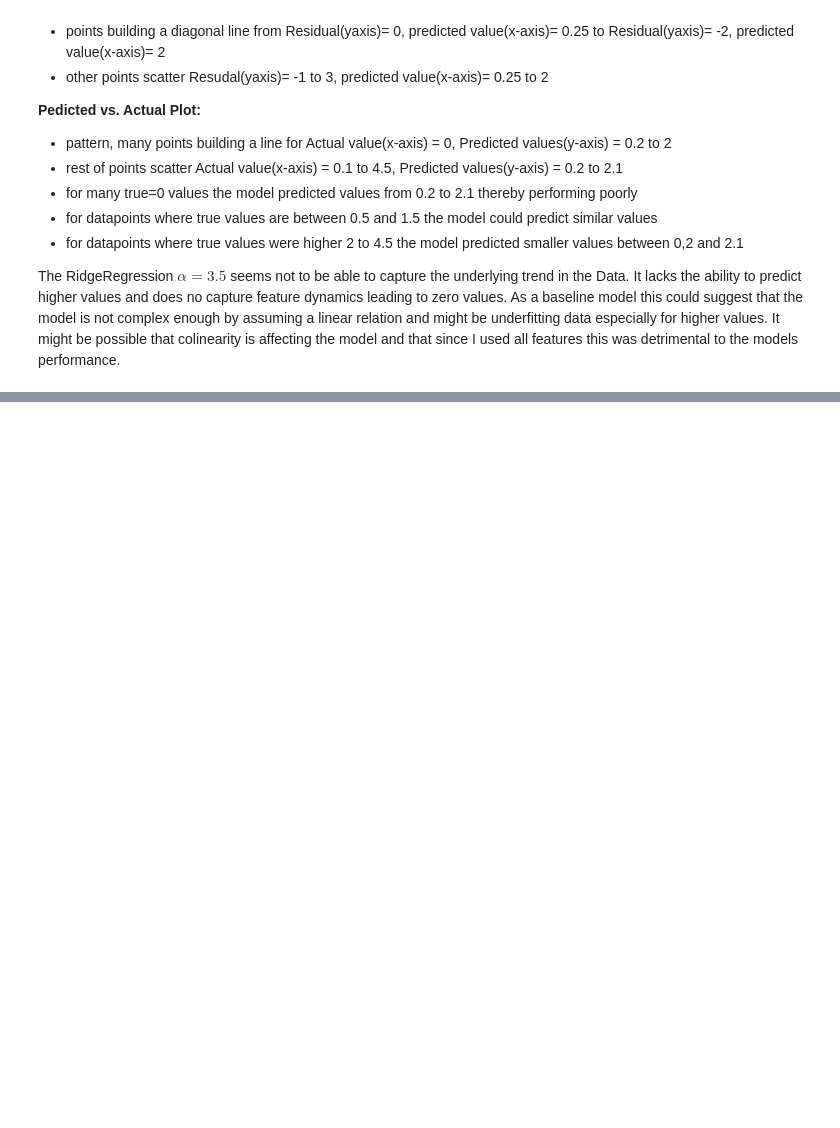
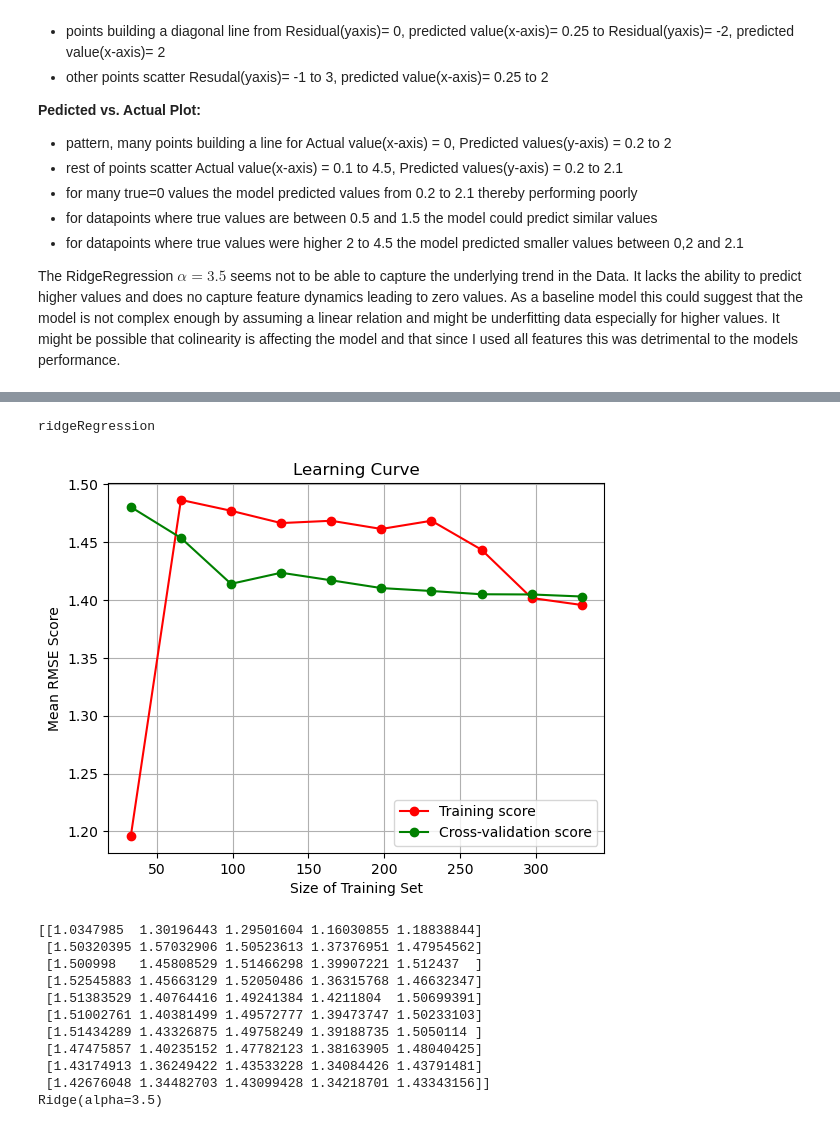
Before and after one commit to Yawkward/fire_data, a Jupyter notebook: FWI_project.ipynb, the cells around one changed output, grey strips where cells are left out. Drawn from its saved outputs; the diff is of its cells as text; code cells hidden in the pictures; blank space fills up the shorter version.

```diff
--- a/FWI_project.ipynb
+++ b/FWI_project.ipynb
@@ -398,6 +384,8 @@ def get_model(model_name):
         return Ridge()
     elif model_name == 'MLPRegressor':
         return MLPRegressor()
+    elif model_name == 'SVR':
+        return SVR()
 # %%
 def evaluate_model3(df, target, model, standardize, param_grid, thr_bins = [-np.inf, 0.01, 0.52, 6.57, 1090.84], bin_label=[1,2,3,4], kfolds=5, skew=False, plot = False, scoring='neg_mean_squared_error'):
     """
@@ -420,7 +408,11 @@ def evaluate_model3(df, target, model, standardize, param_grid, thr_bins = [-np.
     """
 
     ##### PREPROCESSING
-    X, y = preproc_df(df, target, standardize, skew)
+    if standardize:
+        X, y = preproc_df(df, target, standardize, skew)
+    else:
+        X = df
+        y = target
 
     ##### SAMPLING
     # creating bins for target, startified sampling
@@ -990,0 +1010,7 @@ Applying a complexer model could also be a way to tackle insufficiencies of this
+# %%
+print(importance_df)
+keep_features = importance_df[importance_df['Importance'] >= 0.07]
+X_train_dropped, y_train_dropped = preproc_df(X_train, y_train)
+X_train_dropped = X_train_processed[list(keep_features['Feature'])]
+X_test_dropped, y_test_dropped = preproc_df(X_test, y_test)
+X_test_dropped = X_test_dropped[list(keep_features['Feature'])]
@@ -990,0 +1035,34 @@ Applying a complexer model could also be a way to tackle insufficiencies of this
+# %%
+a_model = get_model(model_name='ridgeRegression')
+param_grid = {"alpha": np.array(np.arange(1, 4, 0.5)), "fit_intercept": [False, True]}
+# fit_intercept seems to be always chosen as true, model returned withouth the parameter,
+# but if i force to be [False, False] then model will be returned with fit_intercept=False.
+binning = [-np.inf, 0.01, 0.52, 1090.84]
+bin_label = [1, 2, 3]
+
+# standardize False because preproc after dropping features
+rmse_ridge, ridgeReg_tuned4 = evaluate_model3(X_train_dropped, y_train_dropped,
+                a_model,
+                param_grid=param_grid,
+                standardize=False,
+                thr_bins=binning,
+                bin_label=bin_label,
+                kfolds=5,
+                plot=True)
+dump(ridgeReg_tuned4, 'ridgeReg_tuned4.pkl') # save the model as .pkl
+print(rmse_ridge)
+print(ridgeReg_tuned4)
+# %% [output]
+ridgeRegression
+[figure, added]
+[[1.0347985  1.30196443 1.29501604 1.16030855 1.18838844]
+ [1.50320395 1.57032906 1.50523613 1.37376951 1.47954562]
+ [1.500998   1.45808529 1.51466298 1.39907221 1.512437  ]
+ [1.52545883 1.45663129 1.52050486 1.36315768 1.46632347]
+ [1.51383529 1.40764416 1.49241384 1.4211804  1.50699391]
+ [1.51002761 1.40381499 1.49572777 1.39473747 1.50233103]
+ [1.51434289 1.43326875 1.49758249 1.39188735 1.5050114 ]
+ [1.47475857 1.40235152 1.47782123 1.38163905 1.48040425]
+ [1.43174913 1.36249422 1.43533228 1.34084426 1.43791481]
+ [1.42676048 1.34482703 1.43099428 1.34218701 1.43343156]]
+Ridge(alpha=3.5)
```
Also changed, not shown: parts of 24 cells of this notebook, 7 other files.
